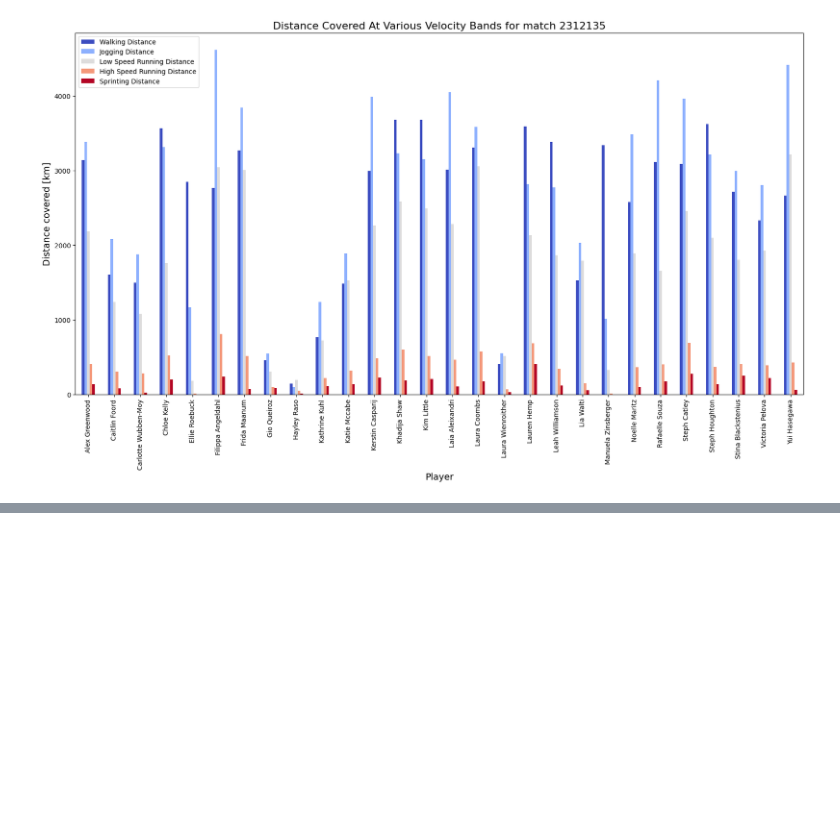
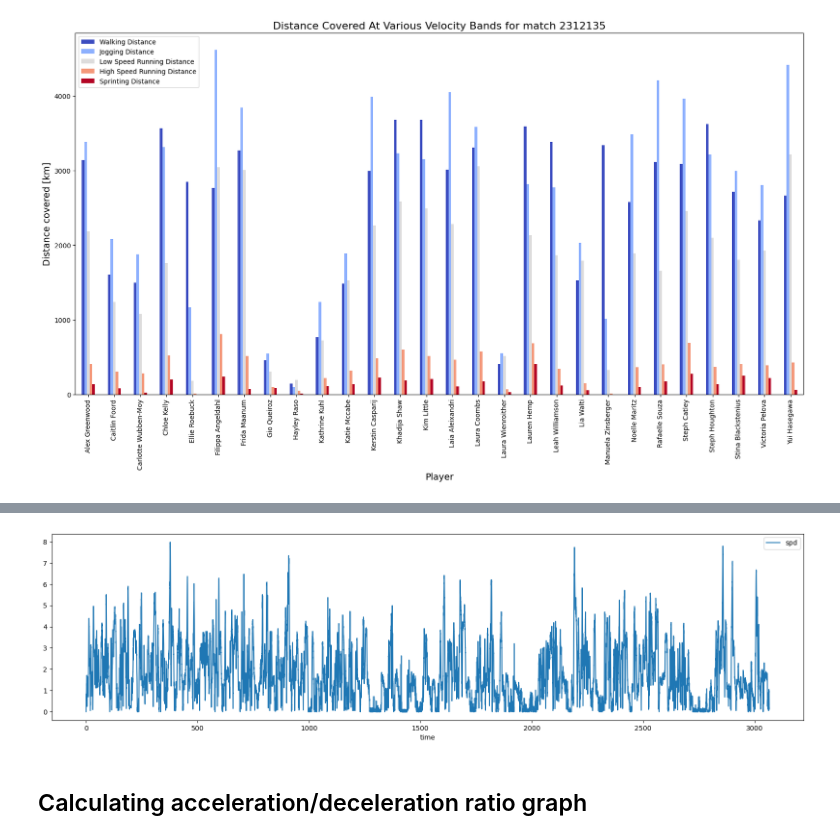
Before and after one commit to galexa05/Hays-MCFC-Hackathon, a Jupyter notebook: physical-attribute-analysis/test.ipynb, the cells around one changed output, grey strips where cells are left out. Saved outputs shown, nothing was run; the diff lists cells and outputs as text; code cells hidden in the pictures; blank space fills up the shorter version.

Commit message:
HMCA-7 Done acceleration-deceleration graph

```diff
--- a/physical-attribute-analysis/test.ipynb
+++ b/physical-attribute-analysis/test.ipynb
@@ -149,0 +133,4 @@ home_summary
+# %%
+player_info_path = "../final_data/player.csv"
+df_player_info = pd.read_csv(player_info_path)
+df_player_info.head()
@@ -149,0 +144,4 @@ home_summary
+# %%
+player_tracking_path = "../final_data/tracking_player.csv"
+df_player_tracking = pd.read_csv(player_tracking_path)
+df_player_tracking.head() # 35 secs
@@ -149,0 +157,5 @@ home_summary
+# %%
+game_id = 2312135
+player_name = "K. Casparij"
+player_id = df_player_info[df_player_info["name"] == player_name]['ssiId'].tolist()[0]
+player_id
@@ -149,0 +164,5 @@ home_summary
+# %%
+info_per_player_per_match = df_player_tracking[(df_player_tracking["game_id"]==game_id) &
+                                               (df_player_tracking["player_id"]==player_id) &
+                                               (df_player_tracking["period"]==1)]
+info_per_player_per_match.head()
@@ -149,0 +176,9 @@ home_summary
+# %%
+import matplotlib.pyplot as plt
+
+
+# plt.figure(figsize=(20,10))
+info_per_player_per_match.plot(x="time", y="spd",figsize=(20,5))
+plt.show()
+# %% [output]
+[figure, added]
@@ -149,0 +251,2 @@ home_summary
+# %% [markdown]
+## Calculating acceleration/deceleration ratio graph
```
Also changed, not shown: parts of 13 cells of this notebook.
